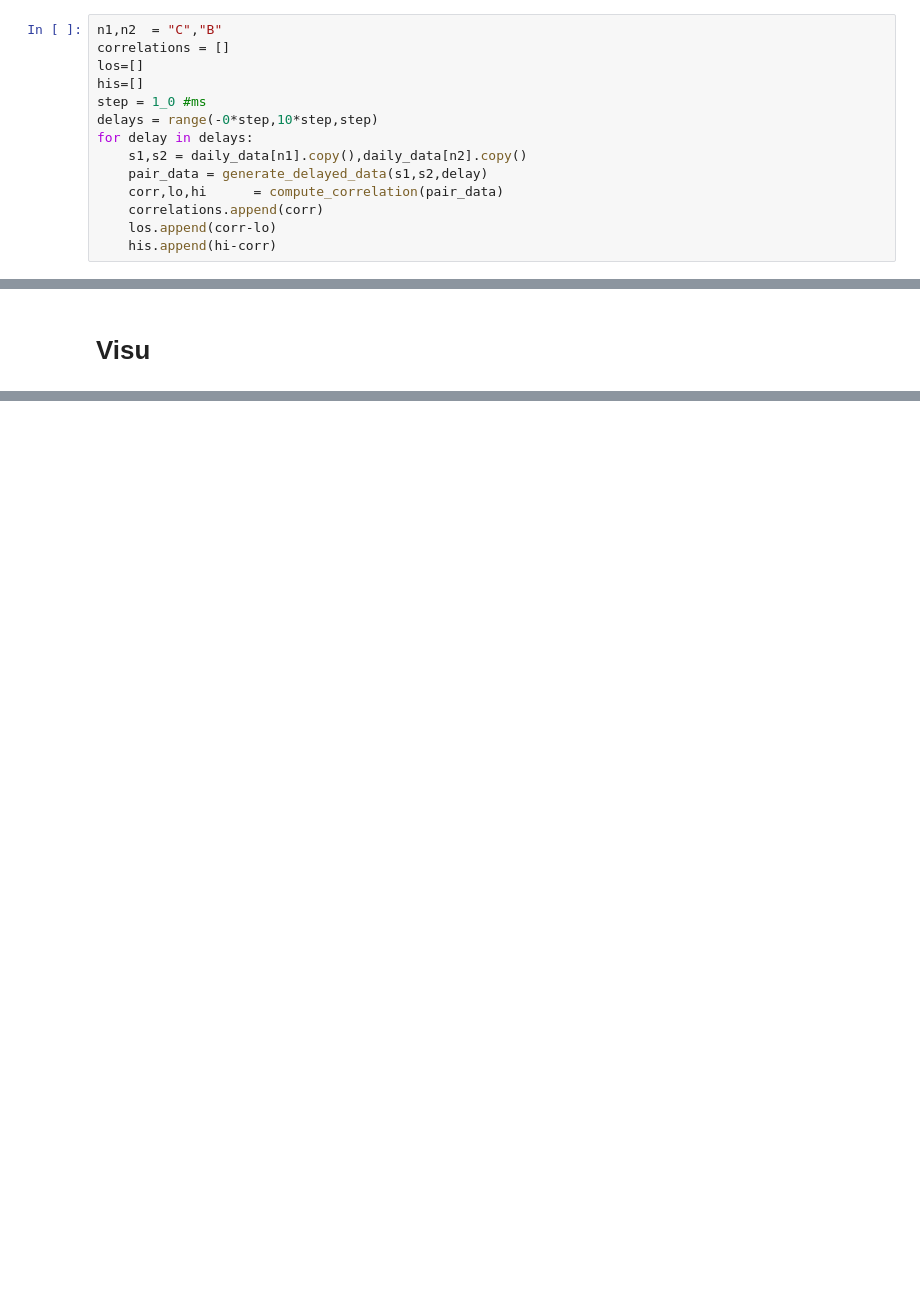
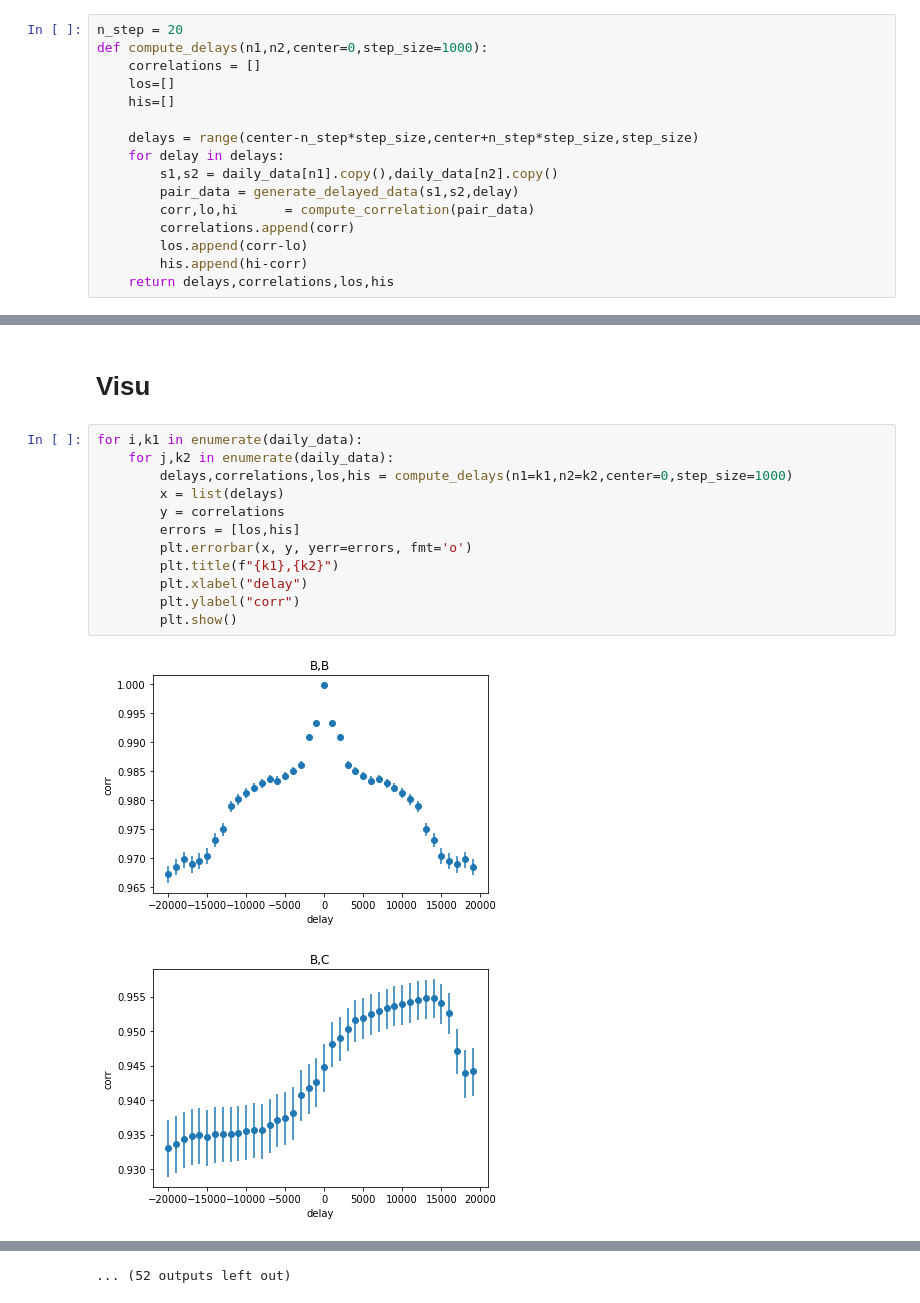
Before and after one commit to giordano-lucas/exchange-price-propagation, a Jupyter notebook: Data exploration.ipynb, the cells around one changed output, grey strips where cells are left out. Drawn from its saved outputs; the diff is of its cells as text; blank space fills up the shorter version.

```diff
--- a/Data exploration.ipynb
+++ b/Data exploration.ipynb
@@ -109,14 +161,16 @@ for delay in delays:
 # %%
-n1,n2  = "C","B"
-correlations = []
-los=[]
-his=[]
-step = 1_0 #ms
-delays = range(-0*step,10*step,step)
-for delay in delays:
-    s1,s2 = daily_data[n1].copy(),daily_data[n2].copy()
-    pair_data = generate_delayed_data(s1,s2,delay)
-    corr,lo,hi      = compute_correlation(pair_data)
-    correlations.append(corr)
-    los.append(corr-lo)
-    his.append(hi-corr)
+n_step = 20
+def compute_delays(n1,n2,center=0,step_size=1000):
+    correlations = []
+    los=[]
+    his=[]
+
+    delays = range(center-n_step*step_size,center+n_step*step_size,step_size)
+    for delay in delays:
+        s1,s2 = daily_data[n1].copy(),daily_data[n2].copy()
+        pair_data = generate_delayed_data(s1,s2,delay)
+        corr,lo,hi      = compute_correlation(pair_data)
+        correlations.append(corr)
+        los.append(corr-lo)
+        his.append(hi-corr)
+    return delays,correlations,los,his
@@ -123,2 +274,17 @@ for delay in delays:
 # %% [markdown]
 # Visu
+# %%
+for i,k1 in enumerate(daily_data):
+    for j,k2 in enumerate(daily_data):
+        delays,correlations,los,his = compute_delays(n1=k1,n2=k2,center=0,step_size=1000)
+        x = list(delays)
+        y = correlations
+        errors = [los,his]
+        plt.errorbar(x, y, yerr=errors, fmt='o')
+        plt.title(f"{k1},{k2}")
+        plt.xlabel("delay")
+        plt.ylabel("corr")
+        plt.show()
+# %% [output]
+[figure, added]
+[figure, added]
@@ -125 +301,2 @@ for delay in delays:
+... (52 outputs left out)
 # %%
```
Also changed, not shown: parts of 21 cells of this notebook, 9 other files.
